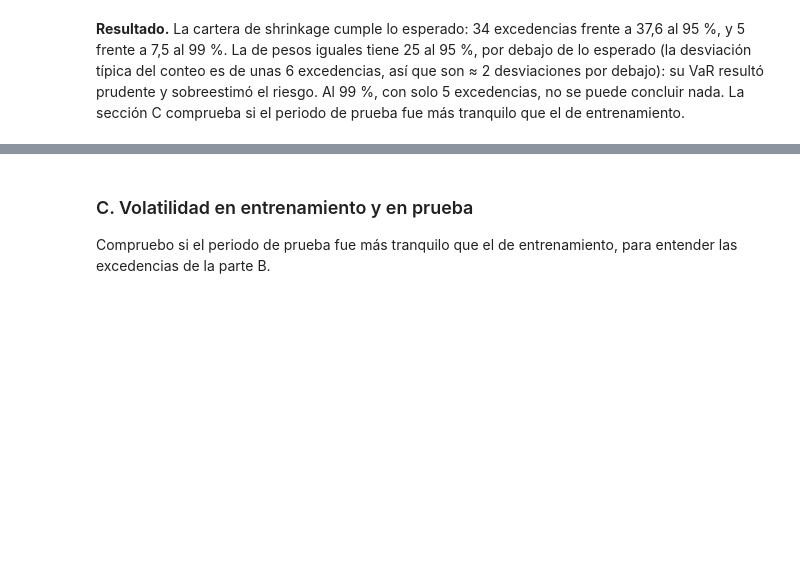
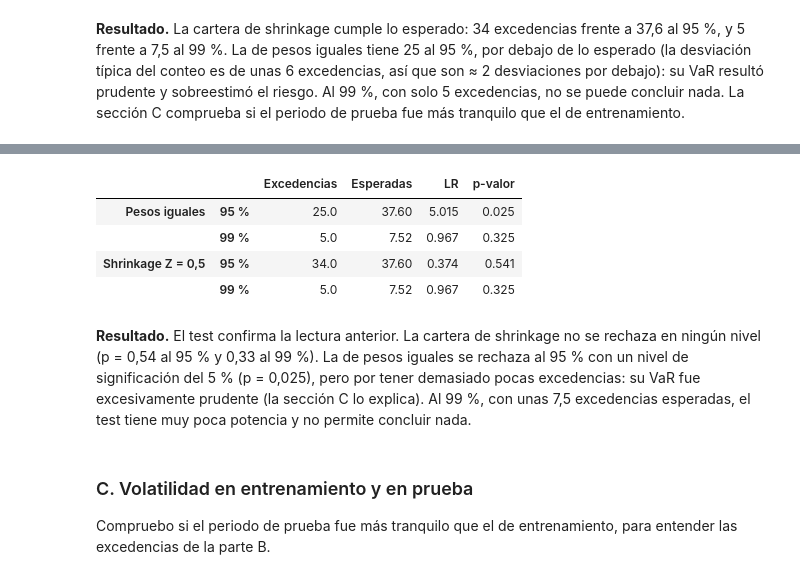
Before and after one commit to mnayala100/proyecto-cartera-markowitz, a Jupyter notebook: notebooks/07_var_tvar.ipynb, the cells around one changed output, grey strips where cells are left out. Cells and saved outputs as stored; diff of their text form; code cells hidden in the pictures; blank space fills up the shorter version.

```diff
--- a/notebooks/07_var_tvar.ipynb
+++ b/notebooks/07_var_tvar.ipynb
@@ -110,3 +114,21 @@ pd.DataFrame(filas).T
+# %%
+from src.portfolio import test_kupiec
+
+filas = {}
+for n in rend_ent:
+    for q in niveles:
+        x = excedencias(rend_prueba[n], var_historico(rend_ent[n], q))
+        filas[(n, f"{int(q*100)} %")] = {"Excedencias": x, "Esperadas": (1 - q) * len(rend_prueba),
+                                         **test_kupiec(x, len(rend_prueba), q)}
+pd.DataFrame(filas).T.round(3)
+# %% [output]
+|  |  | Excedencias | Esperadas | LR | p-valor |
+| Pesos iguales | 95 % | 25.0 | 37.60 | 5.015 | 0.025 |
+|  | 99 % | 5.0 | 7.52 | 0.967 | 0.325 |
+| Shrinkage Z = 0,5 | 95 % | 34.0 | 37.60 | 0.374 | 0.541 |
+|  | 99 % | 5.0 | 7.52 | 0.967 | 0.325 |
+# %% [markdown]
+**Resultado.** El test confirma la lectura anterior. La cartera de shrinkage no se rechaza en ningún nivel (p = 0,54 al 95 % y 0,33 al 99 %). La de pesos iguales se rechaza al 95 % con un nivel de significación del 5 % (p = 0,025), pero por tener demasiado pocas excedencias: su VaR fue excesivamente prudente (la sección C lo explica). Al 99 %, con unas 7,5 excedencias esperadas, el test tiene muy poca potencia y no permite concluir nada.
 # %% [markdown]
 ### C. Volatilidad en entrenamiento y en prueba
 
```
Also changed, not shown: parts of 6 cells of this notebook, 4 other files.
